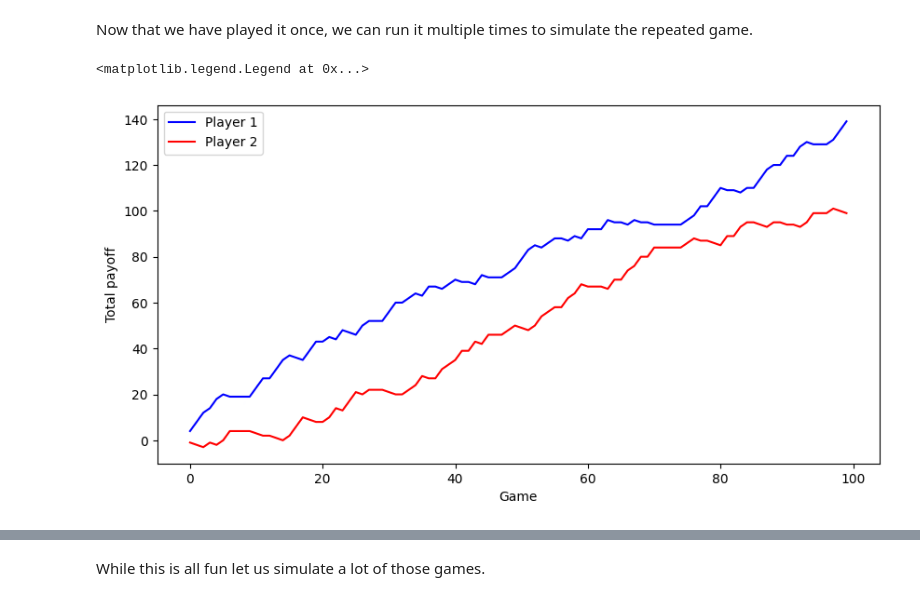
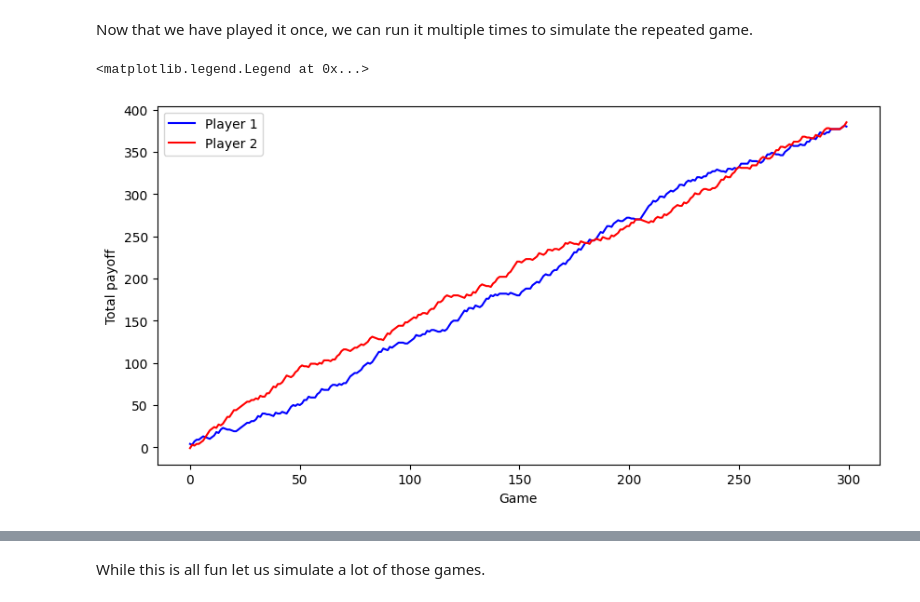
Before and after one commit to fretchen/acemoglu_lecture, a Jupyter notebook: prisoner_dilemma.ipynb, the cells around one changed output, grey strips where cells are left out. Cells and saved outputs as stored; diff of their text form; code cells hidden in the pictures.

```diff
--- a/prisoner_dilemma.ipynb
+++ b/prisoner_dilemma.ipynb
@@ -176,16 +119,16 @@ print(prisoner_dilemma("C", "C"))
 # %% [markdown]
 Now that we have played it once, we can run it multiple times to simulate the repeated game.
 # %%
-Ngames = 100
+Ngames = 300
 player_1_color = "blue"
 player_2_color = "red"
 tot_payout_1, tot_payout_2 = repeated_pd(Ngames)
 f, ax = plt.subplots(1, 1, figsize=(10, 5))
 ax.plot(tot_payout_1, label="Player 1", color=player_1_color)
 ax.plot(tot_payout_2, label="Player 2", color=player_2_color)
 ax.set_xlabel("Game")
 ax.set_ylabel("Total payoff")
 ax.legend()
 # %% [output]
 <matplotlib.legend.Legend at 0x...>
-[figure, old version]
+[figure, new version]
```
Also changed, not shown: parts of 18 cells of this notebook, 1 other file.
